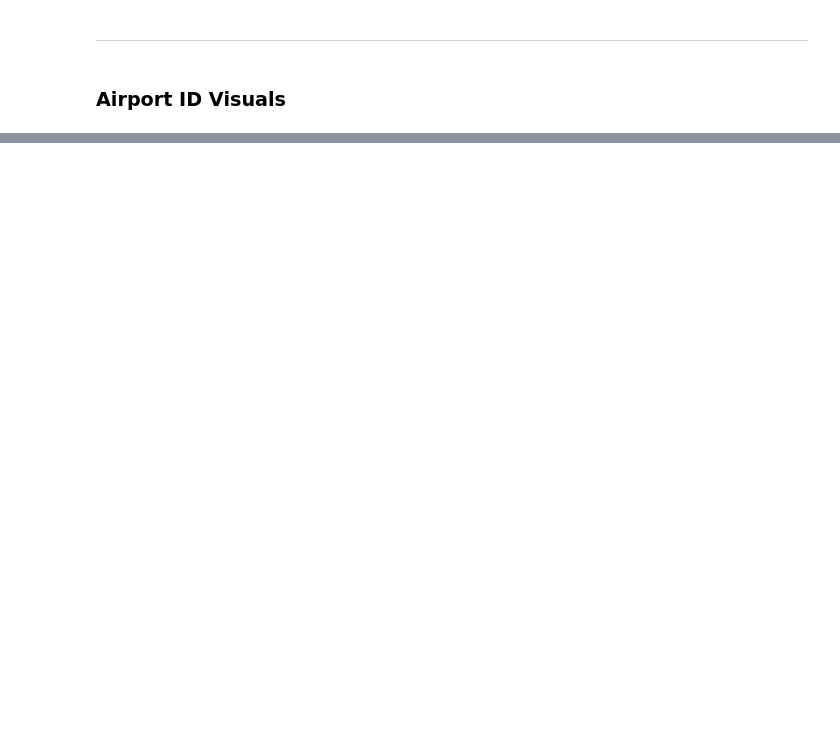
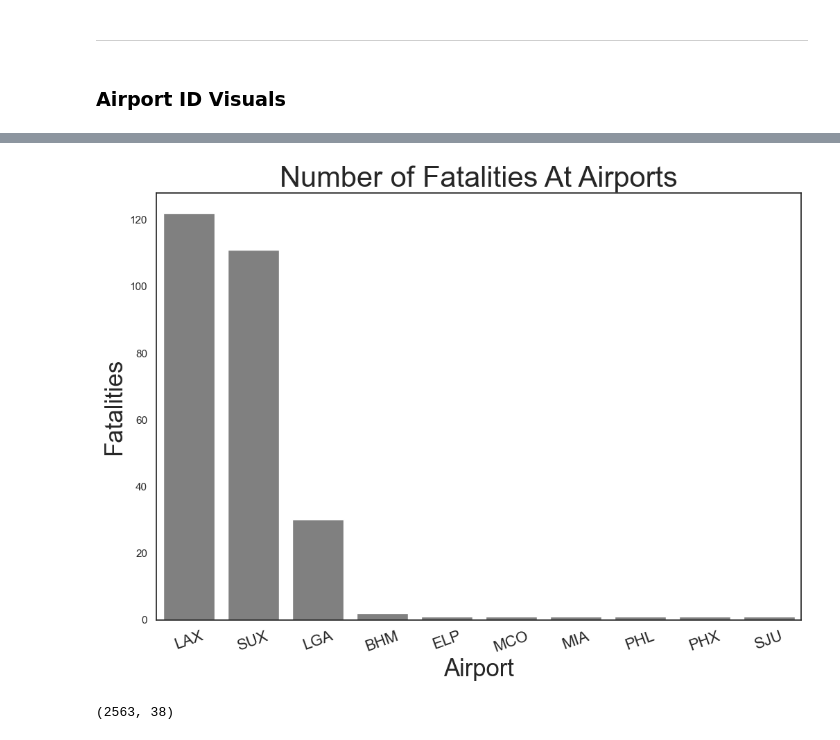
Before and after one commit to FragariaChemist/airline_safety, a Jupyter notebook: code/05_data_viz_hh.ipynb, the cells around one changed output, grey strips where cells are left out. Drawn from its saved outputs; the diff is of its cells as text; code cells hidden in the pictures; blank space fills up the shorter version.

```diff
--- a/code/05_data_viz_hh.ipynb
+++ b/code/05_data_viz_hh.ipynb
@@ -119,3 +173,7 @@ plt.ylabel('Airline', size = 20);
 ---
 # %% [markdown]
 ### Airport ID Visuals
+# %%
+airport_id = pd.DataFrame(df.groupby('airport_id')['fatal_injury_count'].sum().reset_index())
+
+airport_id.head()
@@ -121,0 +187,26 @@ plt.ylabel('Airline', size = 20);
+# %%
+airport_id = airport_id[airport_id['fatal_injury_count'] > 0]
+# %%
+airport_id = airport_id.sort_values(by = 'fatal_injury_count', ascending = False)
+# %%
+plt.figure(figsize = (12, 8))
+sns.set_theme(style='white', palette=None)
+plt.tight_layout()
+
+sns.set_color_codes("pastel")
+sns.barplot(data = airport_id,
+            x = 'airport_id',
+            y = 'fatal_injury_count',
+           color = 'grey')
+
+# Plot Labels
+plt.title('Number of Fatalities At Airports', size = 30)
+
+plt.xlabel('Airport', size = 25)
+plt.xticks(size = 16, rotation = 20)
+plt.ylabel('Fatalities', size = 25);
+
+#plt.tight_layout()
+#plt.savefig('../images/airport_id_fatalities.png')
+# %% [output]
+[figure, added]
@@ -121,0 +215,4 @@ plt.ylabel('Airline', size = 20);
+# %%
+df.shape
+# %% [output]
+(2563, 38)
```
Also changed, not shown: parts of 14 cells of this notebook, 3 other files.
